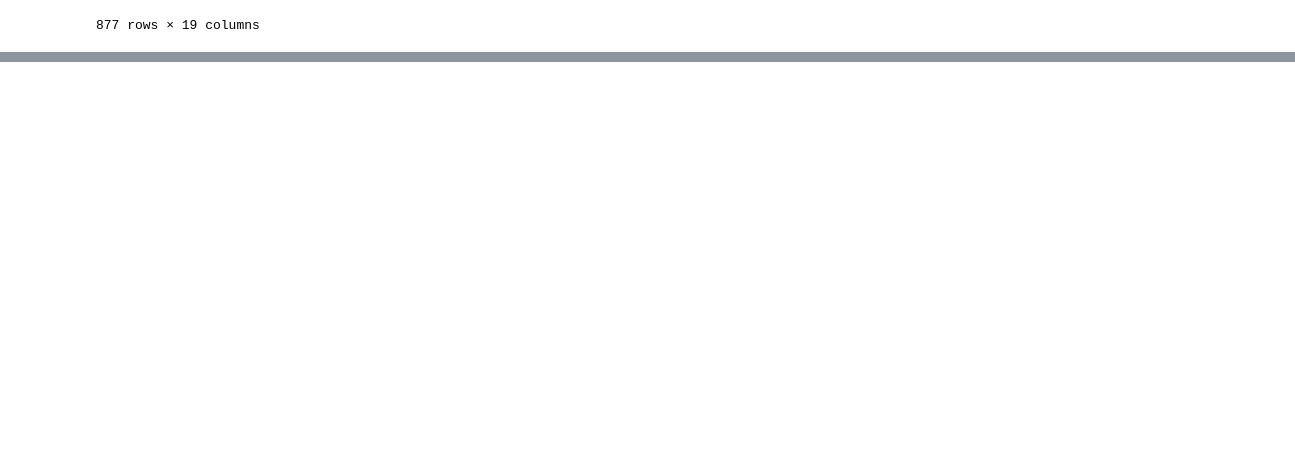
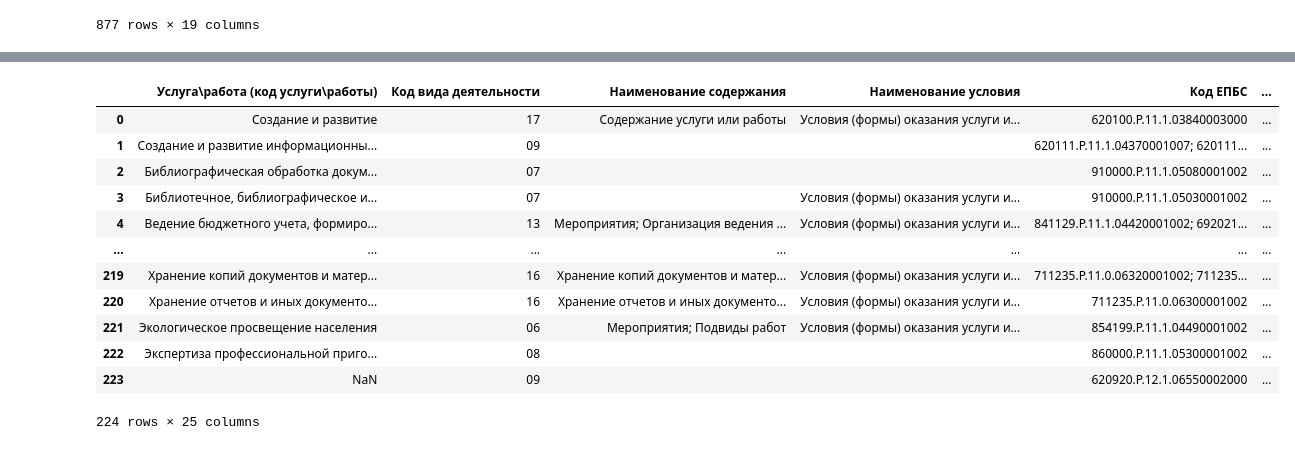
Before and after one commit to namnnom/file-processing, a Jupyter notebook: ГУ.ipynb, the cells around one changed output, grey strips where cells are left out. Cells and saved outputs as stored; diff of their text form; code cells hidden in the pictures; blank space fills up the shorter version.

```diff
--- a/ГУ.ipynb
+++ b/ГУ.ipynb
@@ -275,2 +302,60 @@ df_result
+# %%
+df_result['Содержание']=(df_result['Наименование содержания'].astype(str) + ': ' +
+                         df_result['Наименование показателя содержания'].astype(str))
+# %%
+df_result['Условия']=(df_result['Наименование условия'].astype(str) + ': ' +
+                         df_result['Наименование показателя условия'].astype(str))
+# %%
+group_cols = [
+    r'Услуга\работа (код услуги\работы)',
+    'Код вида деятельности']
+columns_to_agg = [col for col in df_result.columns if col not in group_cols]
+
+# 1. Жесткая нормализация ключей группировки
+# Список значений, которые считаем пустотой:
+empty_markers = {'', 'nan', 'none', 'null', 'na', '<na>', 'nat'}
+
+for col in group_cols:
+  # Переводим всё в строку, убираем обычные и неразрывные пробелы (\xa0)
+  s = (
+      df_result[col]
+      .astype(str)
+      .str.replace('\xa0', ' ', regex=False)
+      .str.strip()
+  )
+  # Заменяем все варианты пустот на единую строку-маркер (или np.nan)
+  df_result[col] = np.where(s.str.lower().isin(empty_markers), np.nan, s)
+
+
+# 2. Функция склейки значений
+def clean_join(series):
+  cleaned = (
+      val.replace('\xa0', ' ').strip()
+      for val in series.dropna().astype(str)
+      if val.strip().lower() not in empty_markers
+  )
+  return '; '.join(dict.fromkeys(cleaned))
+
+
+# 3. Группировка
+df_result = df_result.groupby(group_cols, as_index=False, dropna=False)[
+    columns_to_agg
+].agg(clean_join)
+# %%
+df_result
+# %% [output]
+|  | Услуга\работа (код услуги\работы) | Код вида деятельности | Наименование содержания | Наименование условия | Код ЕПБС | ... |
+| 0 | Cоздание и развитие | 17 | Содержание услуги или работы | Условия (формы) оказания услуги и... | 620100.Р.11.1.03840003000 | ... |
+| 1 | Cоздание и развитие информационны... | 09 |  |  | 620111.Р.11.1.04370001007; 620111... | ... |
+| 2 | Библиографическая обработка докум... | 07 |  |  | 910000.Р.11.1.05080001002 | ... |
+| 3 | Библиотечное, библиографическое и... | 07 |  | Условия (формы) оказания услуги и... | 910000.Р.11.1.05030001002 | ... |
+| 4 | Ведение бюджетного учета, формиро... | 13 | Мероприятия; Организация ведения ... | Условия (формы) оказания услуги и... | 841129.Р.11.1.04420001002; 692021... | ... |
+| ... | ... | ... | ... | ... | ... | ... |
+| 219 | Хранение копий документов и матер... | 16 | Хранение копий документов и матер... | Условия (формы) оказания услуги и... | 711235.Р.11.0.06320001002; 711235... | ... |
+| 220 | Хранение отчетов и иных документо... | 16 | Хранение отчетов и иных документо... | Условия (формы) оказания услуги и... | 711235.Р.11.0.06300001002 | ... |
+| 221 | Экологическое просвещение населения | 06 | Мероприятия; Подвиды работ | Условия (формы) оказания услуги и... | 854199.Р.11.1.04490001002 | ... |
+| 222 | Экспертиза профессиональной приго... | 08 |  |  | 860000.Р.11.1.05300001002 | ... |
+| 223 | NaN | 09 |  |  | 620920.Р.12.1.06550002000 | ... |
+224 rows × 25 columns
 # %%
 df_result.to_excel('ГУ_дополненный.xlsx', index=False)
```
Also changed, not shown: parts of 12 cells of this notebook.
